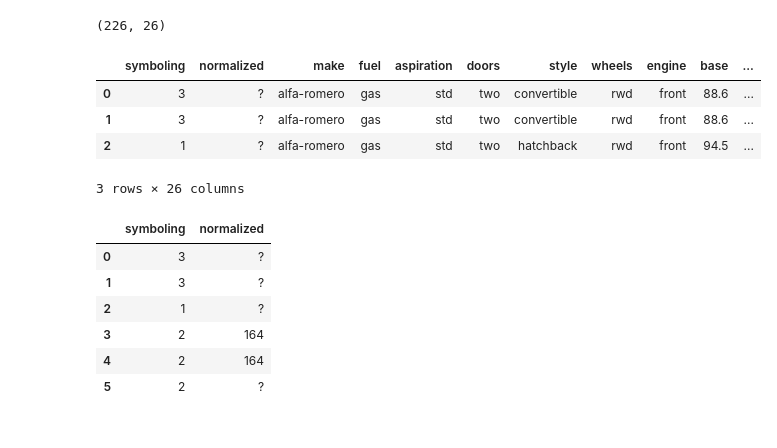
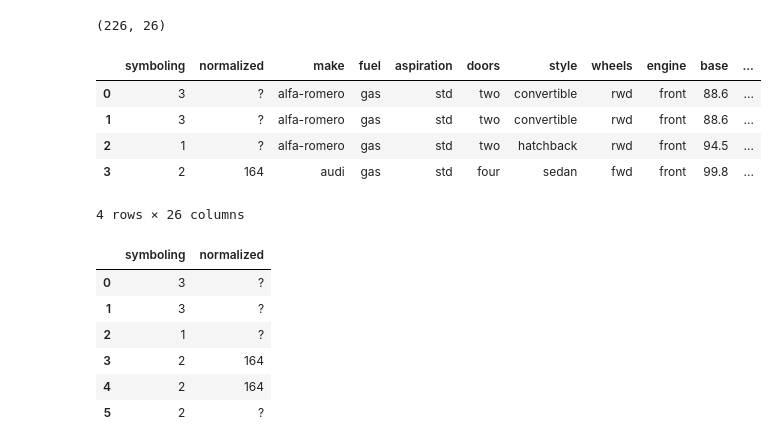
Before and after one commit to Calderon20/portafolio-de-evidencias, a Jupyter notebook: AnalisisDatos_Autos.ipynb, the cells around one changed output. Saved outputs shown, nothing was run; the diff lists cells and outputs as text; code cells hidden in the pictures.

```diff
--- a/AnalisisDatos_Autos.ipynb
+++ b/AnalisisDatos_Autos.ipynb
@@ -157,13 +137,14 @@ dfAutos.shape  #226 datos, 26 columnas, se unen una vez se han revisado que los
 # %% [output]
 (226, 26)
 # %%
-dfAutos.head(3)
+dfAutos.head(4)
 # %% [output]
 |  | symboling | normalized | make | fuel | aspiration | doors | style | wheels | engine | base | ... |
 | 0 | 3 | ? | alfa-romero | gas | std | two | convertible | rwd | front | 88.6 | ... |
 | 1 | 3 | ? | alfa-romero | gas | std | two | convertible | rwd | front | 88.6 | ... |
 | 2 | 1 | ? | alfa-romero | gas | std | two | hatchback | rwd | front | 94.5 | ... |
+| 3 | 2 | 164 | audi | gas | std | four | sedan | fwd | front | 99.8 | ... |
-3 rows × 26 columns
+4 rows × 26 columns
 # %%
 dftem = dfAutos.iloc[:,0:2]# first two columns of data frame with all rows, iloc para buscar columnas en especifico.
 # %%
```
Also changed, not shown: parts of 34 cells of this notebook.
